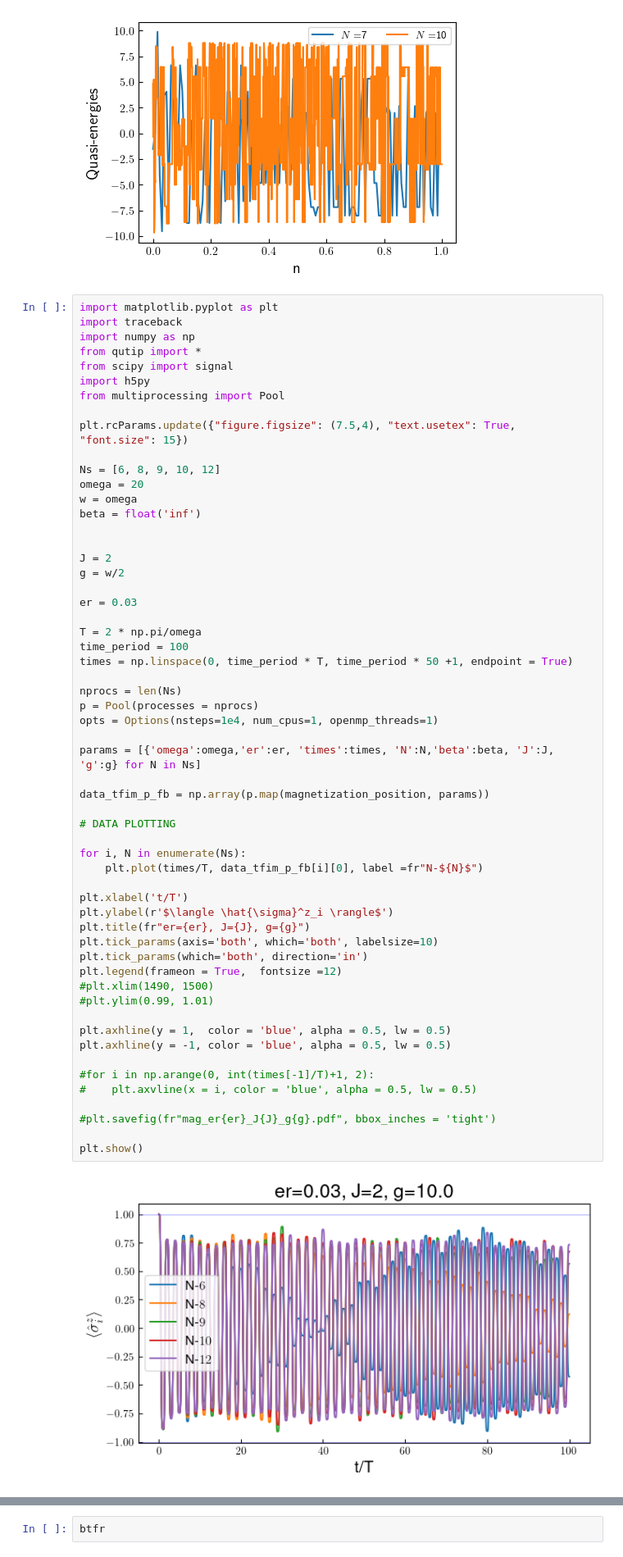
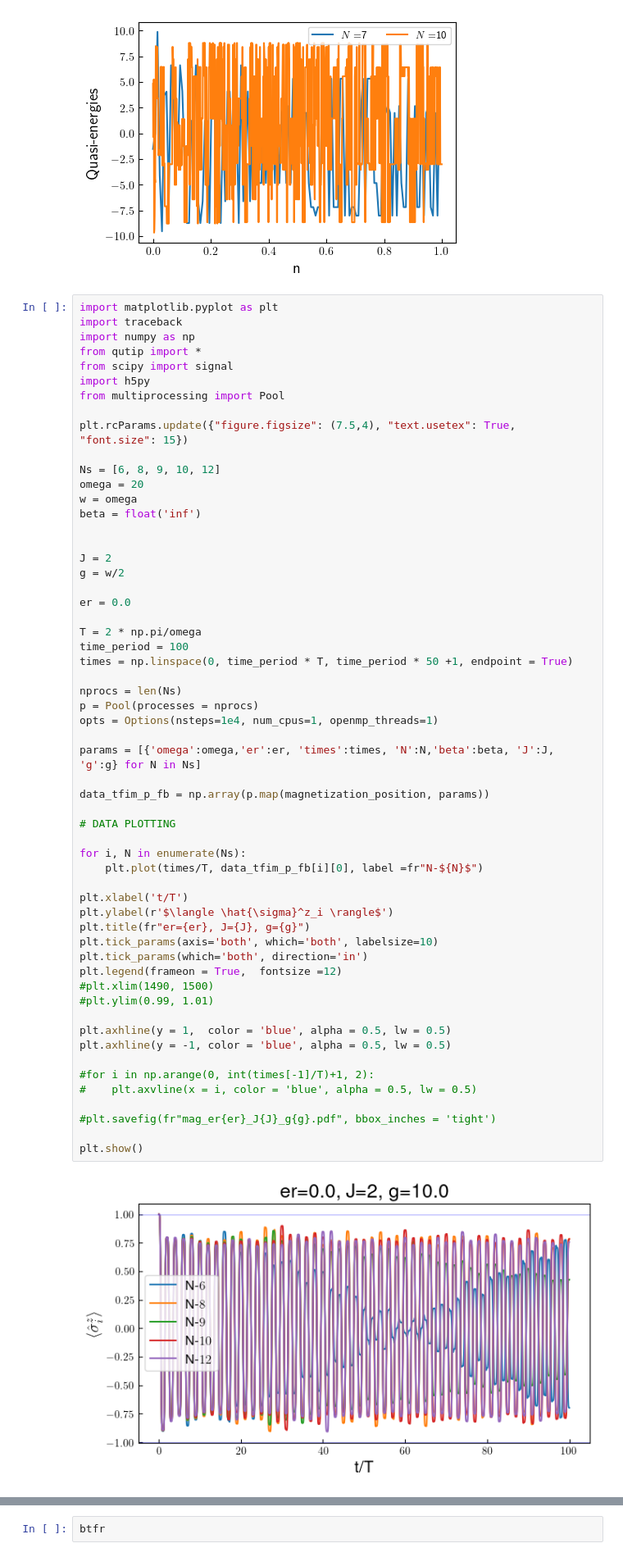
Before and after one commit to rahmahi/Impure_Flat-band, a Jupyter notebook: contineuos_spin_flip.ipynb, the cells around one changed output, grey strips where cells are left out. Shown at 82% size. Cells and saved outputs as stored; diff of their text form.

```diff
--- a/contineuos_spin_flip.ipynb
+++ b/contineuos_spin_flip.ipynb
@@ -190,7 +190,7 @@ beta = float('inf')
 J = 2
 g = w/2
 
-er = 0.03
+er = 0.0
 
 T = 2 * np.pi/omega
 time_period = 100
@@ -201,34 +201,34 @@ p = Pool(processes = nprocs)
 opts = Options(nsteps=1e4, num_cpus=1, openmp_threads=1)
 
 params = [{'omega':omega,'er':er, 'times':times, 'N':N,'beta':beta, 'J':J, 'g':g} for N in Ns]
 
 data_tfim_p_fb = np.array(p.map(magnetization_position, params))
 
 # DATA PLOTTING
 
 for i, N in enumerate(Ns):
     plt.plot(times/T, data_tfim_p_fb[i][0], label =fr"N-${N}$")
 
 plt.xlabel('t/T')
 plt.ylabel(r'$\langle \hat{\sigma}^z_i \rangle$')
 plt.title(fr"er={er}, J={J}, g={g}")
 plt.tick_params(axis='both', which='both', labelsize=10)
 plt.tick_params(which='both', direction='in')
 plt.legend(frameon = True,  fontsize =12)
 #plt.xlim(1490, 1500)
 #plt.ylim(0.99, 1.01)
 
 plt.axhline(y = 1,  color = 'blue', alpha = 0.5, lw = 0.5)
 plt.axhline(y = -1, color = 'blue', alpha = 0.5, lw = 0.5)
 
 #for i in np.arange(0, int(times[-1]/T)+1, 2):
 #    plt.axvline(x = i, color = 'blue', alpha = 0.5, lw = 0.5)
 
 #plt.savefig(fr"mag_er{er}_J{J}_g{g}.pdf", bbox_inches = 'tight')
 
 plt.show()
 # %% [output]
-[figure, old version]
+[figure, new version]
 # %%
 plt.rcParams.update({"figure.figsize": (7.5,4), "text.usetex": True, "font.size": 15})
 
```
Also changed, not shown: parts of 2 cells of this notebook.
